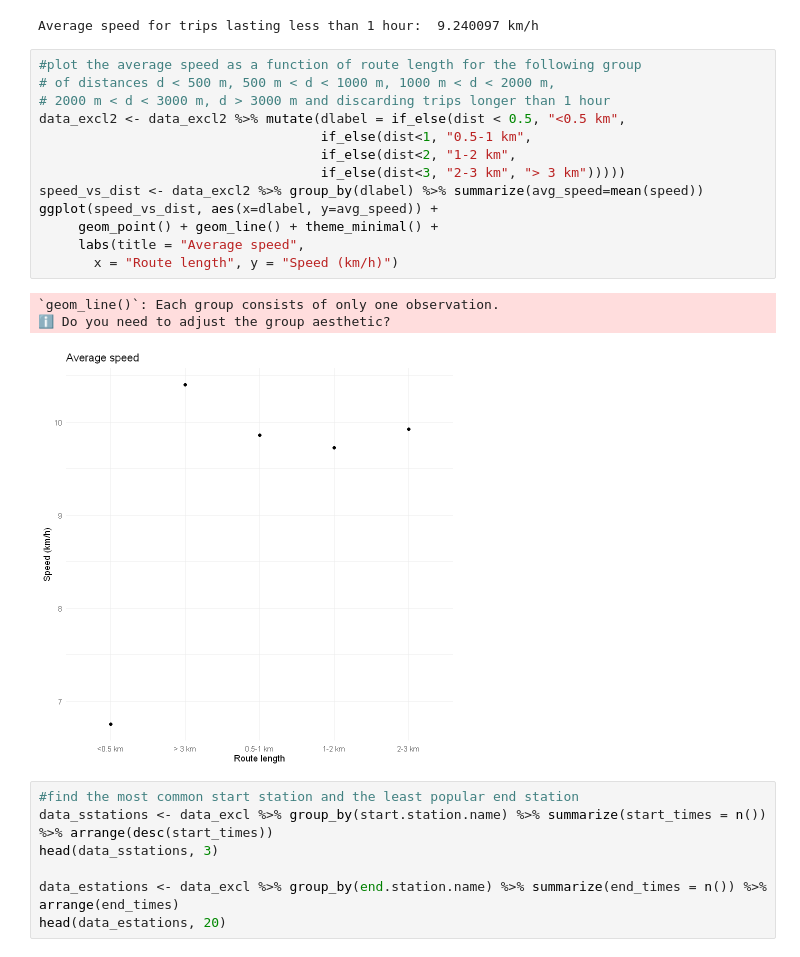
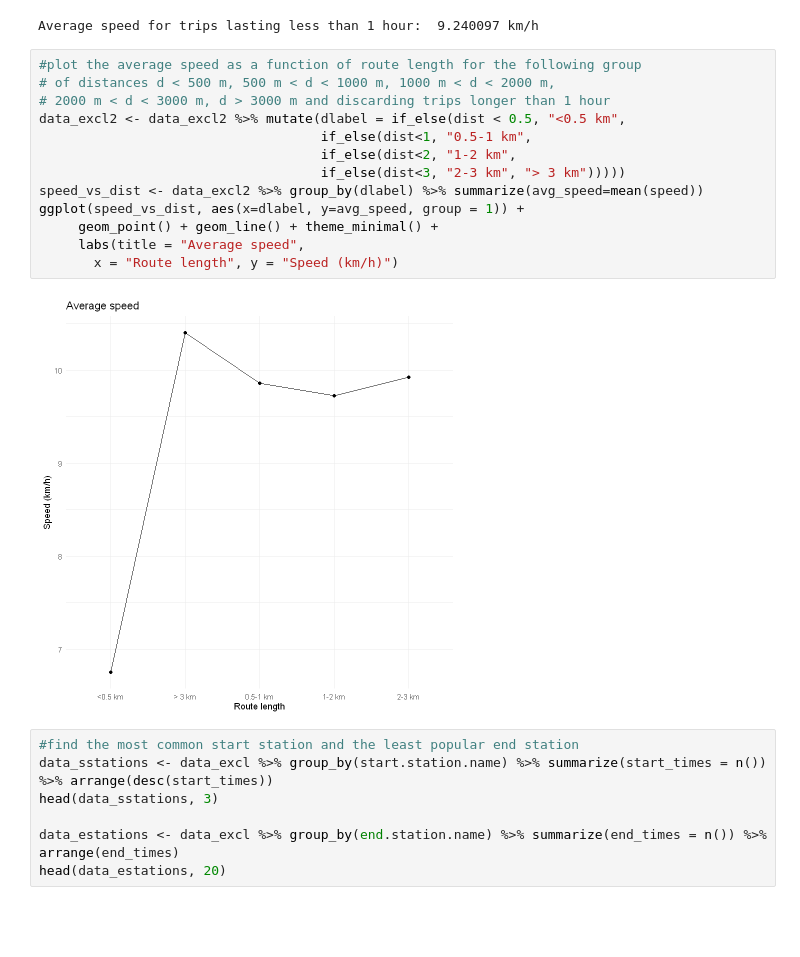
Before and after one commit to angelabortolato/AdvStatistics, a Jupyter notebook: lab1/BortolatoAngela_Lab1.ipynb, the cells around one changed output. Saved outputs shown, nothing was run; the diff lists cells and outputs as text; blank space fills up the shorter version.

```diff
--- a/lab1/BortolatoAngela_Lab1.ipynb
+++ b/lab1/BortolatoAngela_Lab1.ipynb
@@ -165,20 +165,18 @@ Average speed for trips lasting less than 1 hour:  9.240097 km/h
 # %%
 #plot the average speed as a function of route length for the following group
 # of distances d < 500 m, 500 m < d < 1000 m, 1000 m < d < 2000 m,
 # 2000 m < d < 3000 m, d > 3000 m and discarding trips longer than 1 hour
 data_excl2 <- data_excl2 %>% mutate(dlabel = if_else(dist < 0.5, "<0.5 km",
                                     if_else(dist<1, "0.5-1 km",
                                     if_else(dist<2, "1-2 km",
                                     if_else(dist<3, "2-3 km", "> 3 km")))))
 speed_vs_dist <- data_excl2 %>% group_by(dlabel) %>% summarize(avg_speed=mean(speed))
-ggplot(speed_vs_dist, aes(x=dlabel, y=avg_speed)) +
+ggplot(speed_vs_dist, aes(x=dlabel, y=avg_speed, group = 1)) +
      geom_point() + geom_line() + theme_minimal() +
      labs(title = "Average speed",
        x = "Route length", y = "Speed (km/h)")
 # %% [output]
-`geom_line()`: Each group consists of only one observation.
-ℹ Do you need to adjust the group aesthetic?
-[figure, old version]
+[figure, new version]
 # %%
 #find the most common start station and the least popular end station
 data_sstations <- data_excl %>% group_by(start.station.name) %>% summarize(start_times = n()) %>% arrange(desc(start_times))
```
Also changed, not shown: parts of 17 cells of this notebook, 1 other file.
